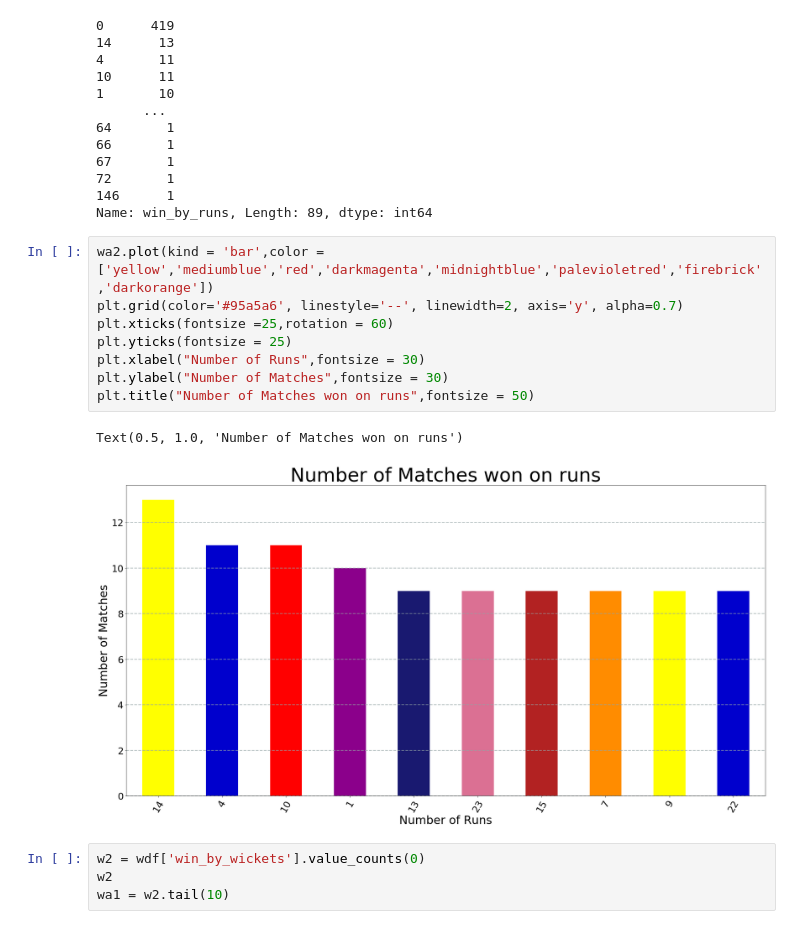
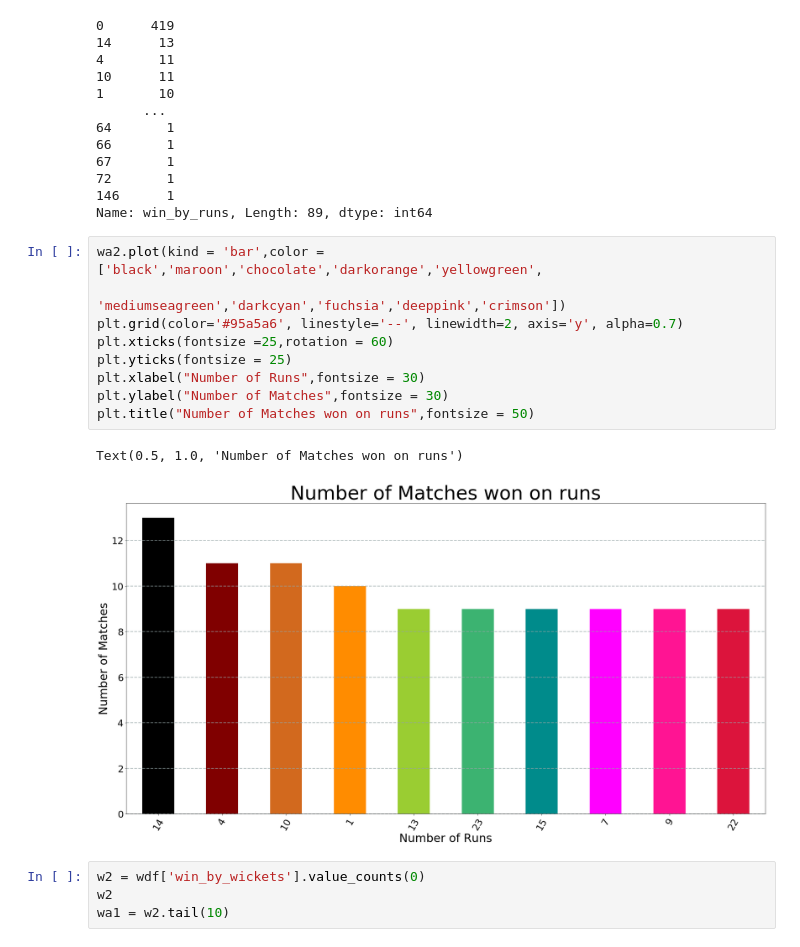
Before and after one commit to Thesavagecoder7784/Statistical-Data-Analysis-With-Pandas, a Jupyter notebook: IPL Stats.ipynb, the cells around one changed output. Saved outputs shown, nothing was run; the diff lists cells and outputs as text.

```diff
--- a/IPL Stats.ipynb
+++ b/IPL Stats.ipynb
@@ -398,16 +398,17 @@ w1
 146      1
 Name: win_by_runs, Length: 89, dtype: int64
 # %%
-wa2.plot(kind = 'bar',color = ['yellow','mediumblue','red','darkmagenta','midnightblue','palevioletred','firebrick','darkorange'])
+wa2.plot(kind = 'bar',color = ['black','maroon','chocolate','darkorange','yellowgreen',
+                               'mediumseagreen','darkcyan','fuchsia','deeppink','crimson'])
 plt.grid(color='#95a5a6', linestyle='--', linewidth=2, axis='y', alpha=0.7)
 plt.xticks(fontsize =25,rotation = 60)
 plt.yticks(fontsize = 25)
 plt.xlabel("Number of Runs",fontsize = 30)
 plt.ylabel("Number of Matches",fontsize = 30)
 plt.title("Number of Matches won on runs",fontsize = 50)
 # %% [output]
 Text(0.5, 1.0, 'Number of Matches won on runs')
-[figure, old version]
+[figure, new version]
 # %%
 w2 = wdf['win_by_wickets'].value_counts(0)
 w2
```
Also changed, not shown: parts of 1 cell of this notebook.
